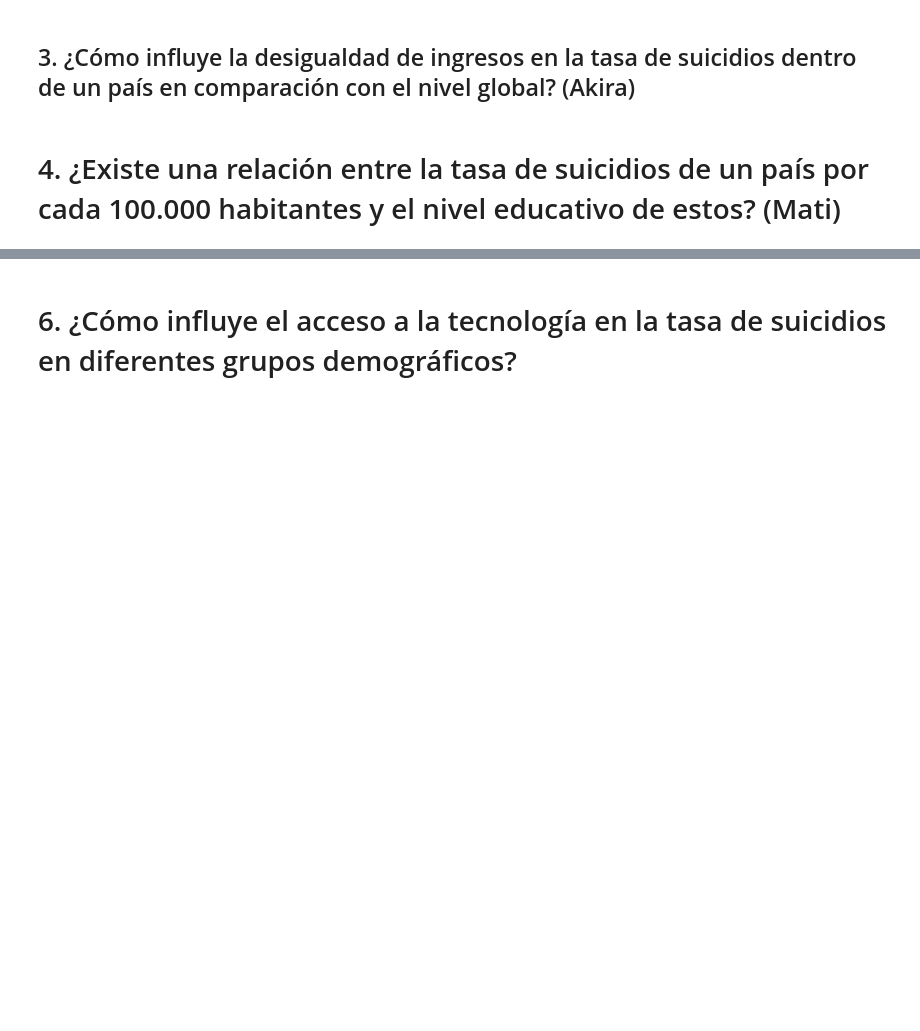
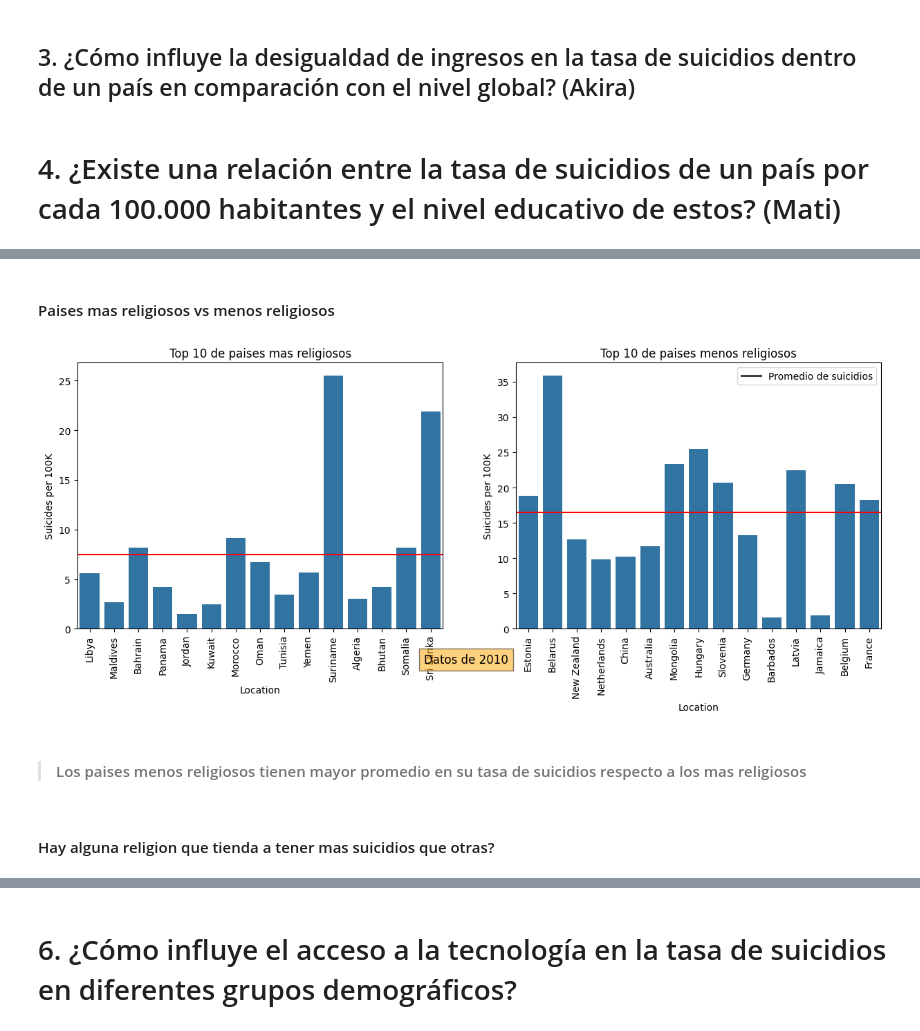
Before and after one commit to mardrouilly/Proyecto-I.C.D.-Grupo-2, a Jupyter notebook: Project_df.ipynb, the cells around one changed output, grey strips where cells are left out. Cells and saved outputs as stored; diff of their text form; code cells hidden in the pictures; blank space fills up the shorter version.

Commit message:
PREGUNTA RELIGION AL 50%

```diff
--- a/Project_df.ipynb
+++ b/Project_df.ipynb
@@ -120,0 +194,19 @@ suicidios_ingresos2019.head(15)
+# %%
+df_porcentaje_religion = pd.read_excel('Datos/Religious_Composition_by_Country_2010-2050.xlsx',)
+df_porcentaje_religion = df_porcentaje_religion[df_porcentaje_religion["Year"]==2010]
+suicidios_2010 = df_suicidio_oms_clean[df_suicidio_oms_clean['Period'] == 2010]
+suicidios_2010 = suicidios_2010[suicidios_2010['Dim1'] == "Both sexes"]
+# Hacer merge de ambos dataframe segun Country(en df_suicidios) y Location(en df_porcentaje_religion)
+suicidios_religion_2010 = suicidios_2010.merge(df_porcentaje_religion, left_on="Location", right_on="Country", how="left")
+#Eliminar columnas innecesarias (row_number,level,Nation_fk,Year,Region,Country)
+suicidios_religion_2010.drop(columns=['row_number','level','Nation_fk','Year','Region','Country','Unaffiliated',"All Religions","Dim1","Period","CodigoPais"], inplace=True)
+suicidios_religion_2010.dropna(inplace=True)
+#Hacemos merge con el dataframe de poblacion
+suicidios_religion_2010 = suicidios_religion_2010.merge(df_population, on="Location", how="left")
+#hacemos merge con el dataframe de porcentaje de creyentes
+suicidios_religion_2010 = suicidios_religion_2010.merge(df_porcentaje_creyentes, on="Location", how="left")
+#Arreglamos columnas
+suicidios_religion_2010.rename(columns={"FactValueNumeric":"Suicides per 100K"}, inplace=True)
+suicidios_religion_2010['Population'] = pd.to_numeric(suicidios_religion_2010['Population'].replace(',', '', regex=True), errors='coerce')
+#Mostrar dataframe con random de 10 filas
+suicidios_religion_2010.sample(15)
@@ -120,0 +230,35 @@ suicidios_ingresos2019.head(15)
+# %% [markdown]
+#### Paises mas religiosos vs menos religiosos
+# %%
+#Seleccionamos top 10 de paises mas religiosos
+top_10_religiosos = suicidios_religion_2010.sort_values(by="Religious %", ascending=False).head(15)
+#Seleccionamos top 10 de paises menos religiosos
+top_10_no_religiosos = suicidios_religion_2010.sort_values(by="Religious %", ascending=True).head(15)
+#Sacamos el promedio de suicidios por cada 100mil habitantes de ambos grupos
+promedio_religiosos = top_10_religiosos["Suicides per 100K"].mean()
+promedio_no_religiosos = top_10_no_religiosos["Suicides per 100K"].mean()
+
+#Los comparamos en un grafico de barras
+plt.figure(figsize=(15,5))
+plt.subplot(1,2,1)
+plt.title("Top 10 de paises mas religiosos")
+sns.barplot(data=top_10_religiosos, x="Location", y="Suicides per 100K")
+plt.xticks(rotation=90)
+plt.axhline(promedio_religiosos, color="red")
+plt.subplot(1,2,2)
+plt.title("Top 10 de paises menos religiosos")
+sns.barplot(data=top_10_no_religiosos, x="Location", y="Suicides per 100K")
+plt.xticks(rotation=90)
+plt.axhline(promedio_no_religiosos, color="red")
+plt.legend(labels=["Promedio de suicidios"])
+#Agregamos una descripcion que aclare que son datos de 2010
+plt.figtext(0.5, 0.01, "Datos de 2010", ha="center", fontsize=12, bbox={"facecolor":"orange", "alpha":0.5, "pad":5})
+plt.show()
+# %% [output]
+[figure, added]
+# %% [markdown]
+>
+> #### Los paises menos religiosos tienen mayor promedio en su tasa de suicidios respecto a los mas religiosos
+>
+# %% [markdown]
+#### Hay alguna religion que tienda a tener mas suicidios que otras?
```
Also changed, not shown: parts of 9 cells of this notebook.
